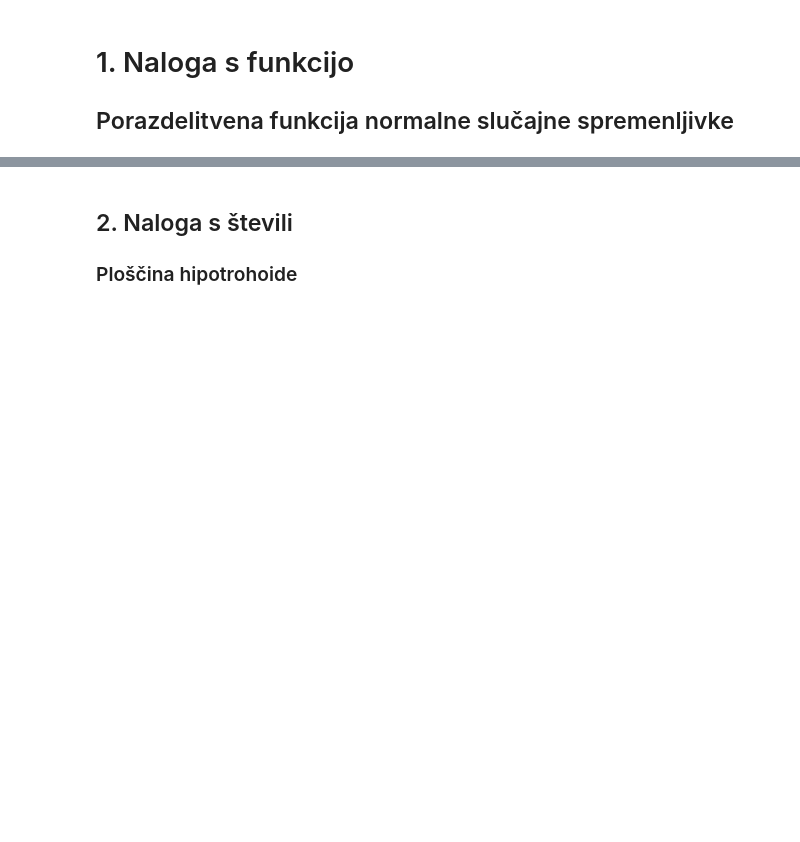
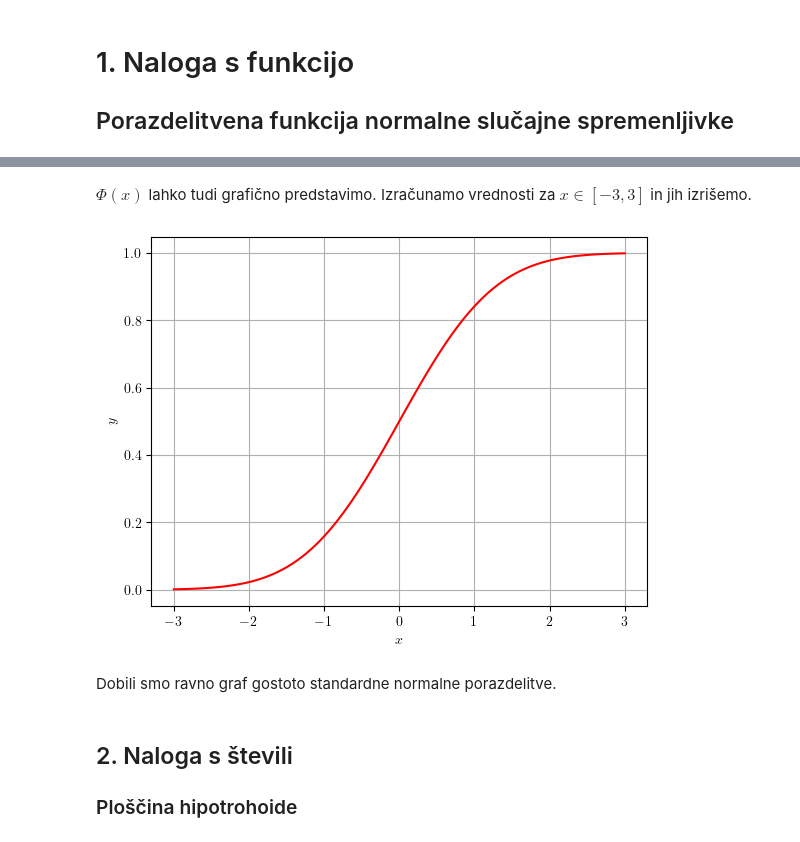
Before and after one commit to gregorkovac/numericna-integracija, a Jupyter notebook: demo.ipynb, the cells around one changed output, grey strips where cells are left out. Saved outputs shown, nothing was run; the diff lists cells and outputs as text; code cells hidden in the pictures; blank space fills up the shorter version.

```diff
--- a/demo.ipynb
+++ b/demo.ipynb
@@ -26,3 +56,17 @@ Scipy 0.8413447461
+# %% [markdown]
+$\Phi(x)$ lahko tudi grafično predstavimo. Izračunamo vrednosti za $x \in [-3, 3]$ in jih izrišemo.
+# %%
+x = np.linspace(-3, 3, 100)
+y = [std_normal_integral(i, n = 1000000) for i in x]
+plt.plot(x, y, color = "red")
+plt.xlabel(r"$x$")
+plt.ylabel(r"$y$")
+plt.grid()
+plt.show()
+# %% [output]
+[figure, added]
+# %% [markdown]
+Dobili smo ravno graf gostoto standardne normalne porazdelitve.
 # %% [markdown]
 ## 2. Naloga s števili
 ### Ploščina hipotrohoide
```
Also changed, not shown: parts of 11 cells of this notebook, 2 other files.
